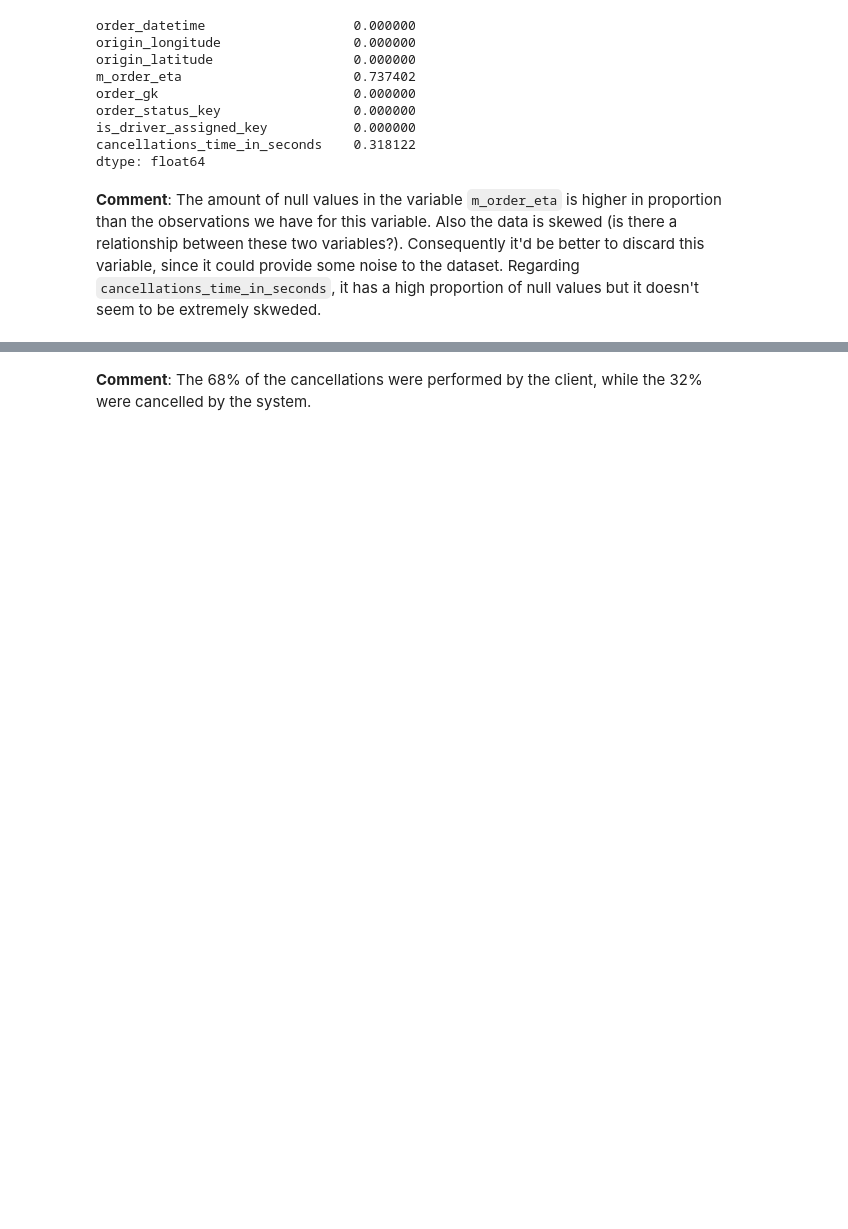
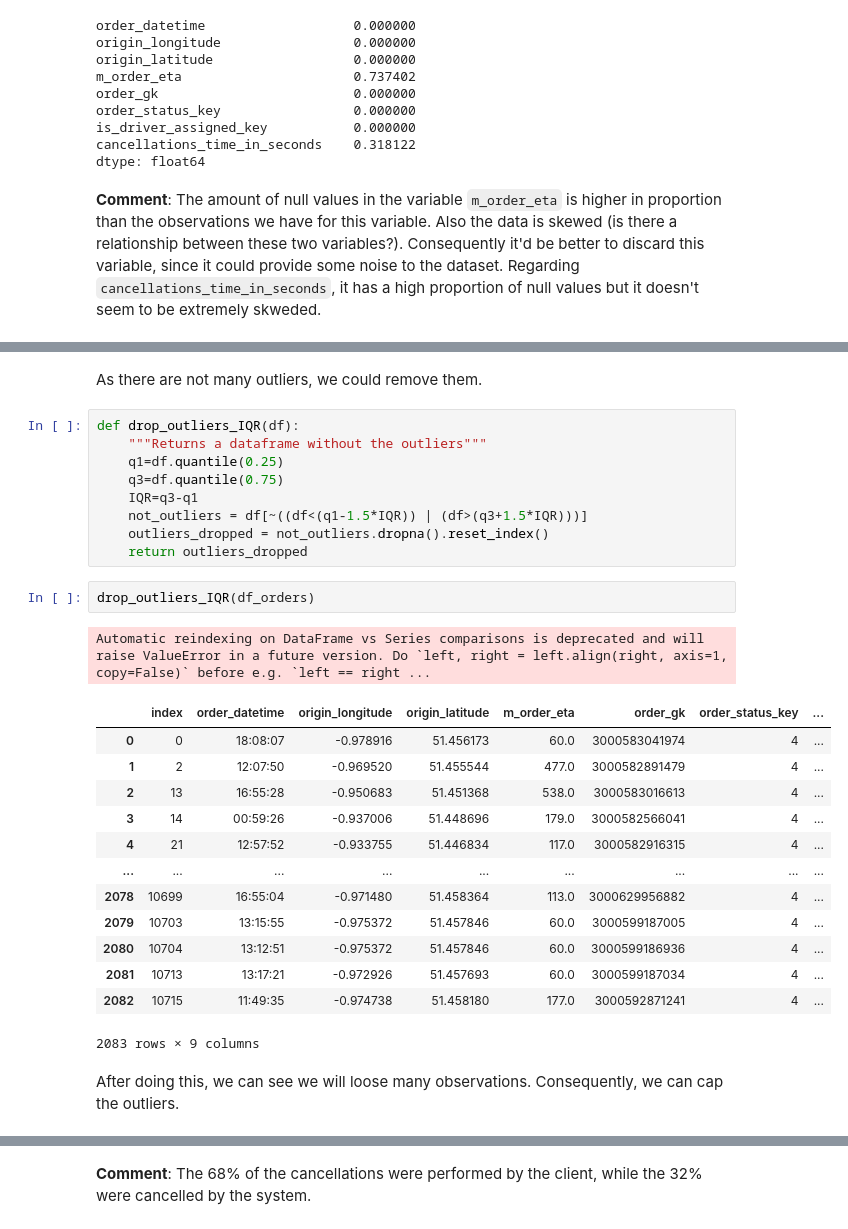
Before and after one commit to monicasainer/insights_failed_orders, a Jupyter notebook: notebooks/notebook.ipynb, the cells around one changed output, grey strips where cells are left out. Cells and saved outputs as stored; diff of their text form; blank space fills up the shorter version.

```diff
--- a/notebooks/notebook.ipynb
+++ b/notebooks/notebook.ipynb
@@ -135,0 +188,30 @@ Regarding `cancellations_time_in_seconds`, it has a high proportion of null valu
+# %% [markdown]
+As there are not many outliers, we could remove them.
+# %%
+def drop_outliers_IQR(df):
+    """Returns a dataframe without the outliers"""
+    q1=df.quantile(0.25)
+    q3=df.quantile(0.75)
+    IQR=q3-q1
+    not_outliers = df[~((df<(q1-1.5*IQR)) | (df>(q3+1.5*IQR)))]
+    outliers_dropped = not_outliers.dropna().reset_index()
+    return outliers_dropped
+# %%
+drop_outliers_IQR(df_orders)
+# %% [output]
+Automatic reindexing on DataFrame vs Series comparisons is deprecated and will raise ValueError in a future version. Do `left, right = left.align(right, axis=1, copy=False)` before e.g. `left == right ...
+|  | index | order_datetime | origin_longitude | origin_latitude | m_order_eta | order_gk | order_status_key | ... |
+| 0 | 0 | 18:08:07 | -0.978916 | 51.456173 | 60.0 | 3000583041974 | 4 | ... |
+| 1 | 2 | 12:07:50 | -0.969520 | 51.455544 | 477.0 | 3000582891479 | 4 | ... |
+| 2 | 13 | 16:55:28 | -0.950683 | 51.451368 | 538.0 | 3000583016613 | 4 | ... |
+| 3 | 14 | 00:59:26 | -0.937006 | 51.448696 | 179.0 | 3000582566041 | 4 | ... |
+| 4 | 21 | 12:57:52 | -0.933755 | 51.446834 | 117.0 | 3000582916315 | 4 | ... |
+| ... | ... | ... | ... | ... | ... | ... | ... | ... |
+| 2078 | 10699 | 16:55:04 | -0.971480 | 51.458364 | 113.0 | 3000629956882 | 4 | ... |
+| 2079 | 10703 | 13:15:55 | -0.975372 | 51.457846 | 60.0 | 3000599187005 | 4 | ... |
+| 2080 | 10704 | 13:12:51 | -0.975372 | 51.457846 | 60.0 | 3000599186936 | 4 | ... |
+| 2081 | 10713 | 13:17:21 | -0.972926 | 51.457693 | 60.0 | 3000599187034 | 4 | ... |
+| 2082 | 10715 | 11:49:35 | -0.974738 | 51.458180 | 177.0 | 3000592871241 | 4 | ... |
+2083 rows × 9 columns
+# %% [markdown]
+After doing this, we can see we will loose many observations. Consequently, we can cap the outliers.
```
Also changed, not shown: parts of 66 cells of this notebook.
